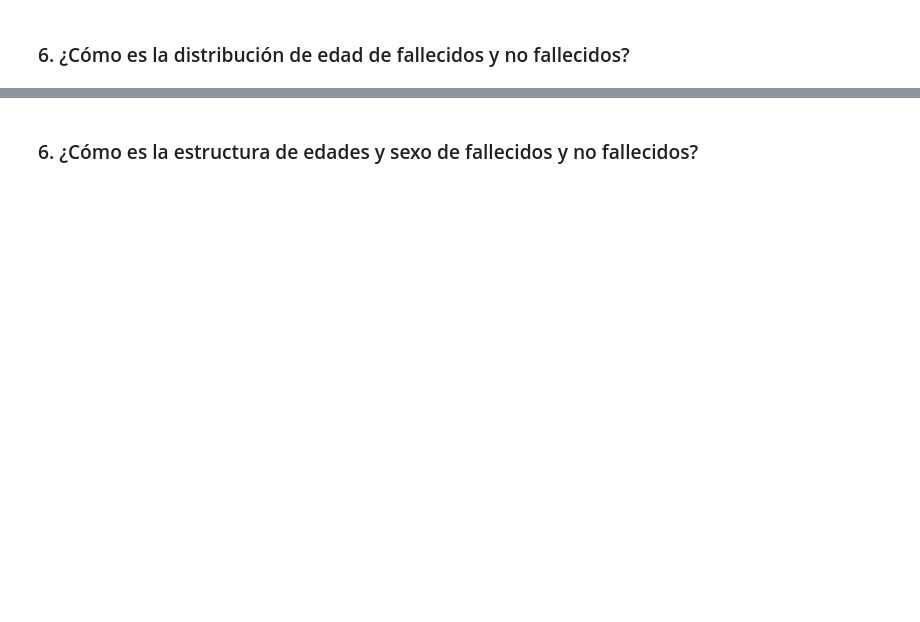
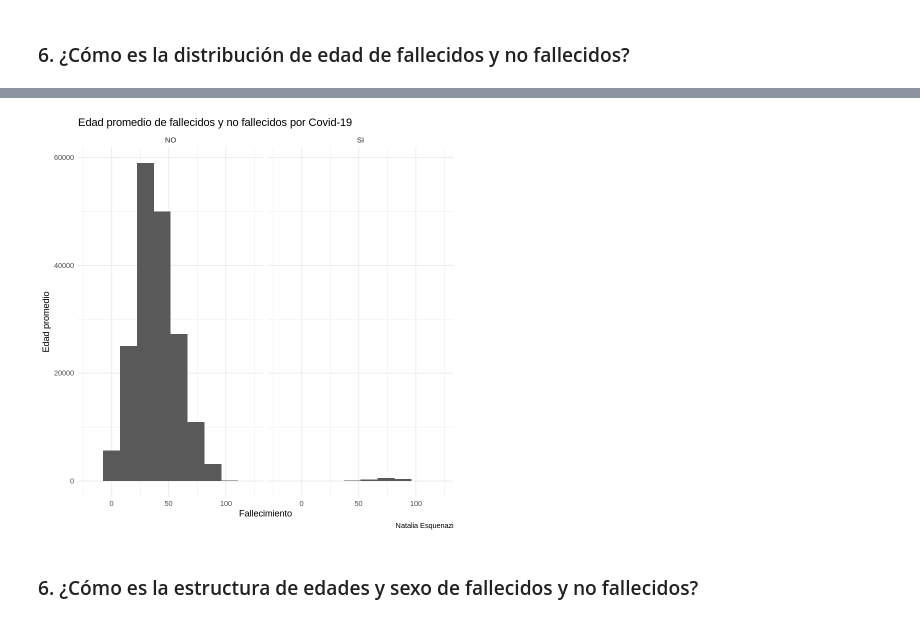
Before and after one commit to NatyEsquenazi/Data-Visualization, a Jupyter notebook: Clase_3_Práctica.ipynb, the cells around one changed output, grey strips where cells are left out. Cells and saved outputs as stored; diff of their text form; code cells hidden in the pictures; blank space fills up the shorter version.

```diff
--- a/Clase_3_Práctica.ipynb
+++ b/Clase_3_Práctica.ipynb
@@ -71,2 +199,14 @@ glimpse(df)
+# %%
+ggplot(data = tab3,
+       mapping = aes(x = edad))+
+       geom_histogram(bins = 10)+
+       theme_minimal()+
+       facet_wrap(~ fallecido)+
+       labs(x = "Fallecimiento",
+       y = "Edad promedio",
+       title= "Edad promedio de fallecidos y no fallecidos por Covid-19",
+       caption= "Natalia Esquenazi")
+# %% [output]
+[figure, added]
 # %% [markdown]
 ### 6. ¿Cómo es la estructura de edades y sexo de fallecidos y no fallecidos?
```
Also changed, not shown: parts of 38 cells of this notebook.
